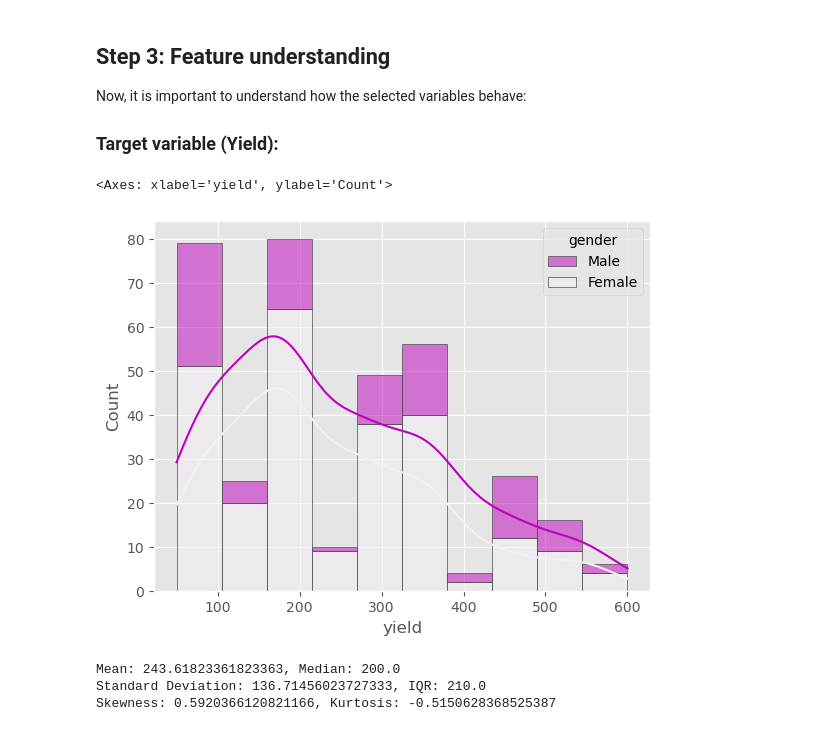
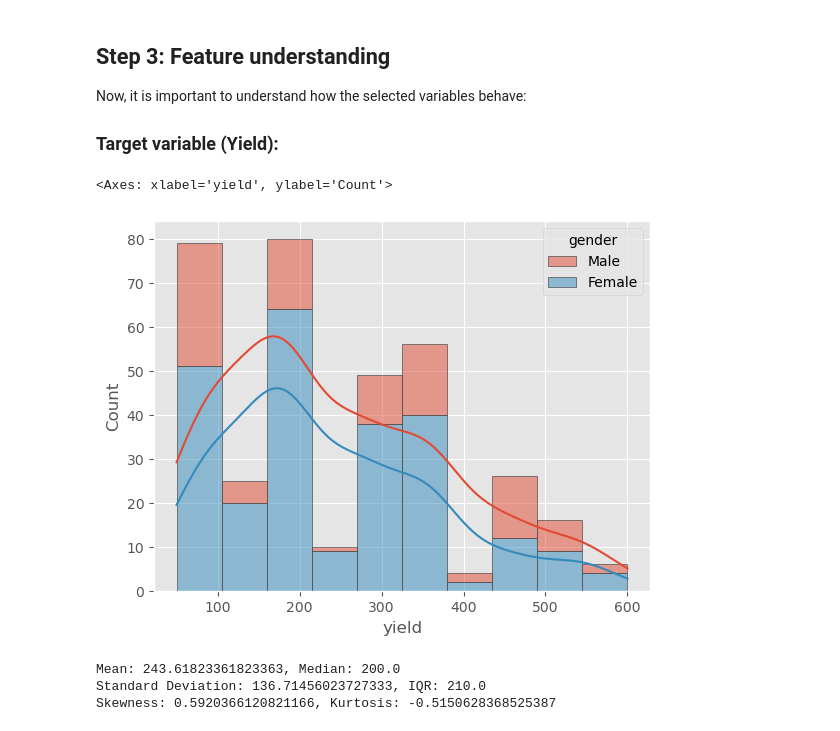
Before and after one commit to bizzaccelerator/midterm-project-mlzoomcamp, a Jupyter notebook: notebook.ipynb, the cells around one changed output. Drawn from its saved outputs; the diff is of its cells as text; code cells hidden in the pictures.

```diff
--- a/notebook.ipynb
+++ b/notebook.ipynb
@@ -309,17 +310,16 @@ Now, it is important to understand how the selected variables behave:
 # %%
 sns.histplot(
     corn_subset,
     x="yield", hue="gender",
     multiple="stack",
     kde=True,
-    palette="light:m_r",
     edgecolor=".3",
     linewidth=.5,
     log_scale=False,
 )
 # %% [output]
 <Axes: xlabel='yield', ylabel='Count'>
-[figure, old version]
+[figure, new version]
 # %%
 # The Central Tendency measures are
 mean = corn_subset['yield'].mean()
```
Also changed, not shown: parts of 10 cells of this notebook, 2 other files.
